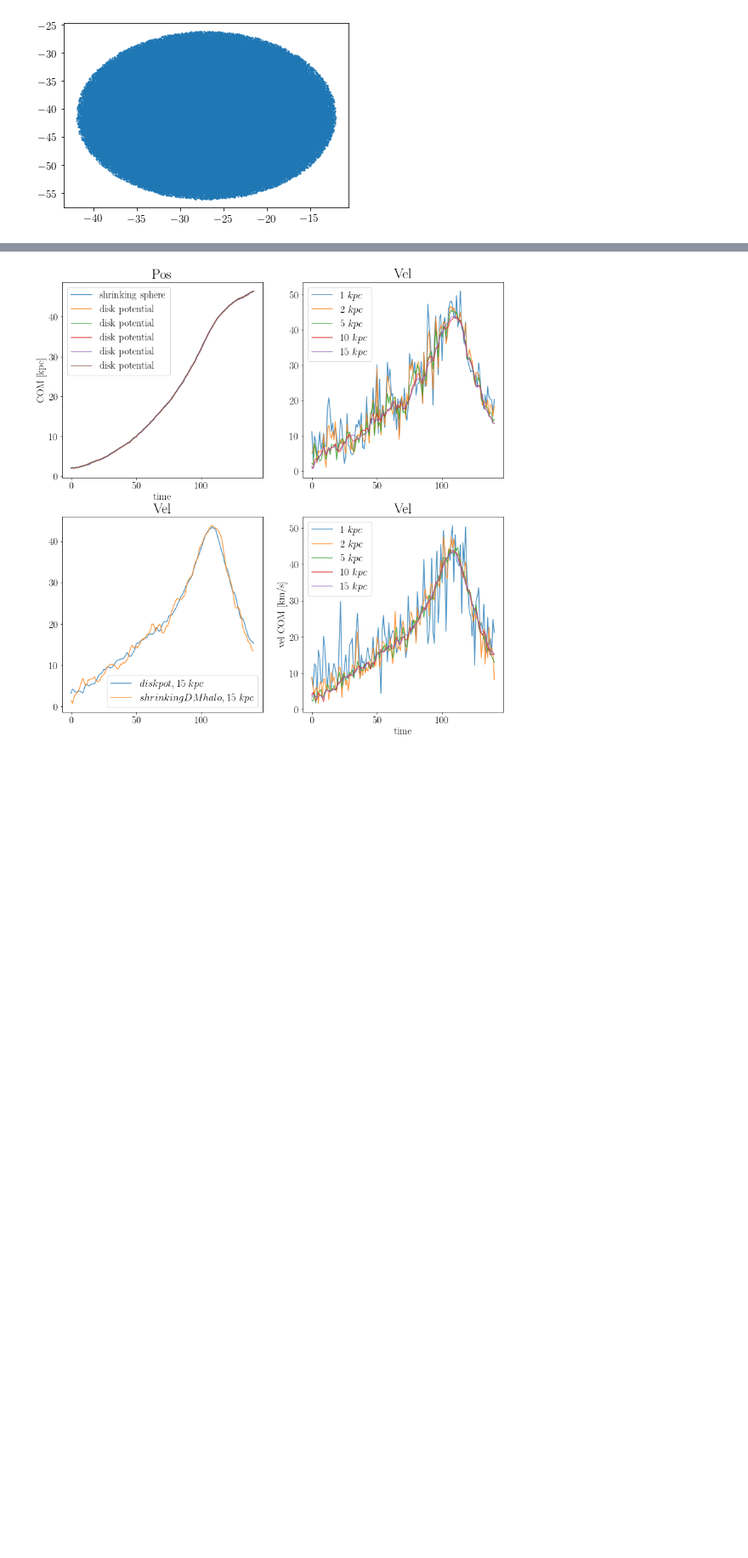
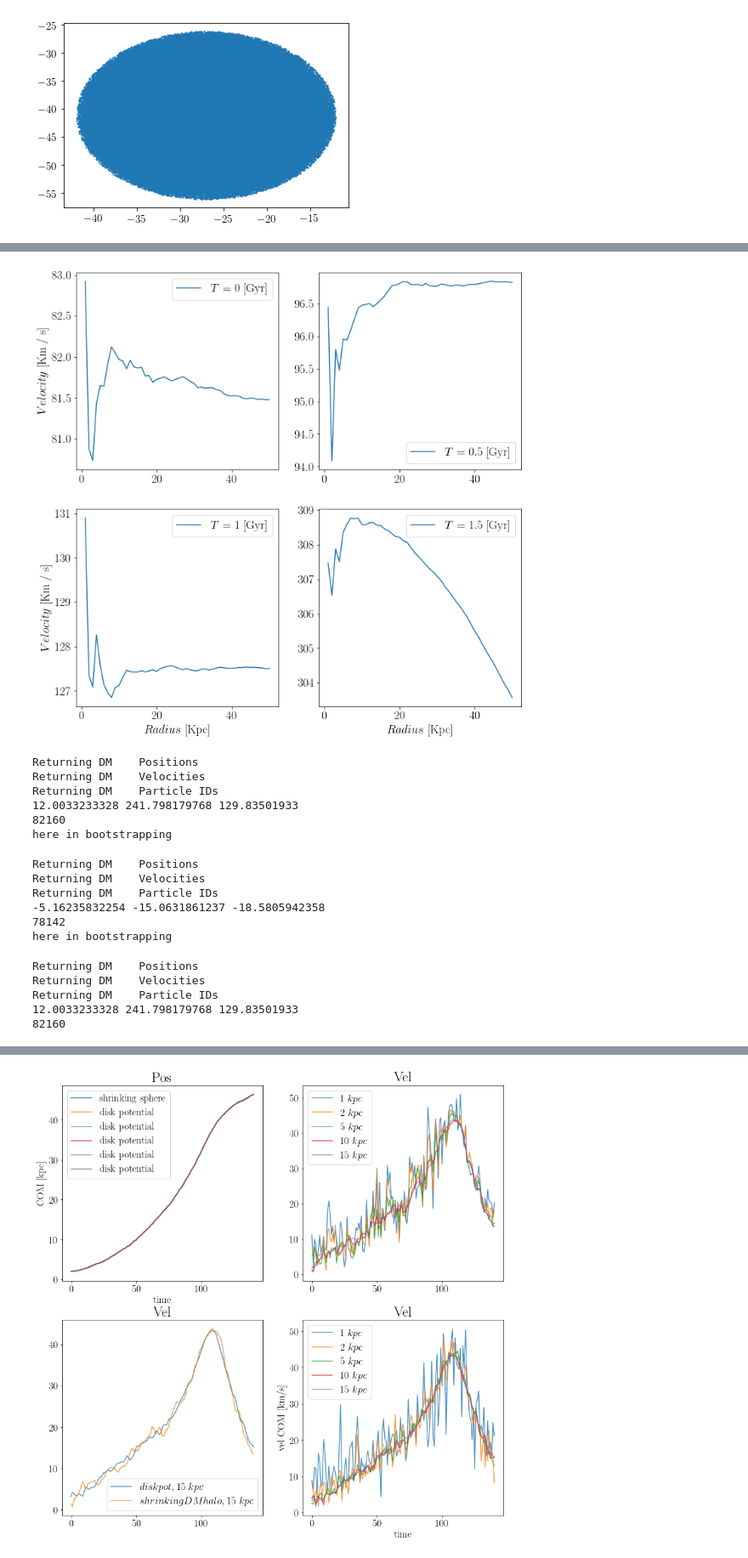
Before and after one commit to jngaravitoc/LMC-MW, a Jupyter notebook: code/CM/CM_method_description.ipynb, the cells around one changed output, grey strips where cells are left out. Shown: that part at 85% size. Saved outputs shown, nothing was run; the diff lists cells and outputs as text; code cells hidden in the pictures; blank space fills up the shorter version.

```diff
--- a/code/CM/CM_method_description.ipynb
+++ b/code/CM/CM_method_description.ipynb
@@ -322,0 +337,15 @@ array([[ 0.,  0.,  0.,  0.,  0.,  0.,  0.,  0.,  0.,  0.,  0.,  0.,  0.,
+# %%
+path = '../../../MW_anisotropy/code/test_snaps/lr/'
+snap = 'MWLMC5_test_b0_lr_ics42'
+i_n = 0
+i_f = 140
+Nhost = 1000000
+r_cut = np.linspace(1, 50, 10)
+Nsnap = [0, 25, 50, 100]
+vxlmc = np.zeros((4,50))
+vylmc = np.zeros((4,50))
+vzlmc = np.zeros((4,50))
+
+for j in range(4):
+    for i in range(len(r_cut)):
+        vxlmc[j,i], vylmc[j,i], vzlmc[j,i] = computing_LMC_CM(path, snap, Nsnap[j], Nhost, r_cut[i])
@@ -322,0 +370,50 @@ array([[ 0.,  0.,  0.,  0.,  0.,  0.,  0.,  0.,  0.,  0.,  0.,  0.,  0.,
+# %%
+figure(figsize=(12, 12))
+subplot(2, 2, 1)
+plot(r_cut, np.sqrt(vxlmc[0]**2 + vylmc[0]**2 + vzlmc[0]**2), label='$T = 0$ [Gyr]')
+ylabel('$Velocity$ [Km / s]')
+legend()
+
+subplot(2, 2, 2)
+plot(r_cut, np.sqrt(vxlmc[1]**2 + vylmc[1]**2 + vzlmc[1]**2), label='$T = 0.5$ [Gyr]')
+legend()
+
+subplot(2, 2, 3)
+xlabel('$Radius$ [Kpc]')
+plot(r_cut, np.sqrt(vxlmc[2]**2 + vylmc[2]**2 + vzlmc[2]**2), label='$T = 1$ [Gyr]')
+ylabel('$Velocity$ [Km / s]')
+legend()
+
+subplot(2, 2, 4)
+plot(r_cut, np.sqrt(vxlmc[3]**2 + vylmc[3]**2 + vzlmc[3]**2), label='$T = 1.5$ [Gyr]')
+legend()
+xlabel('$Radius$ [Kpc]')
+#savefig('Vcom_r.png', dpi=150, bbox_inches='tight')
+# %% [output]
+[figure, added]
+# %%
+vx_dist, vy_dist, vz_dist = computing_LMC_CM(path, snap, Nsnap[0], Nhost, 15, bootstrapping=True)
+# %% [output]
+Returning DM    Positions
+Returning DM    Velocities
+Returning DM    Particle IDs
+12.0033233328 241.798179768 129.83501933
+82160
+here in bootstrapping
+# %%
+vx_dist_f, vy_dist_f, vz_dist_f = computing_LMC_CM(path, snap, 113, Nhost, 15, bootstrapping=True)
+# %% [output]
+Returning DM    Positions
+Returning DM    Velocities
+Returning DM    Particle IDs
+-5.16235832254 -15.0631861237 -18.5805942358
+78142
+here in bootstrapping
+# %%
+vx, vy, vz = computing_LMC_CM(path, snap, Nsnap[0], Nhost, 15, bootstrapping=False)
+# %% [output]
+Returning DM    Positions
+Returning DM    Velocities
+Returning DM    Particle IDs
+12.0033233328 241.798179768 129.83501933
+82160
```
Also changed, not shown: parts of 15 cells of this notebook.
